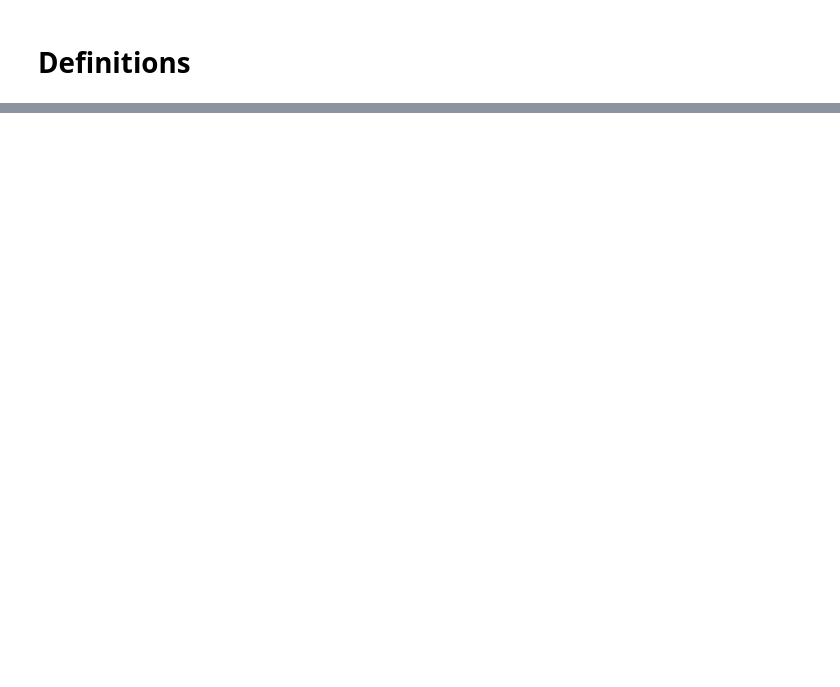
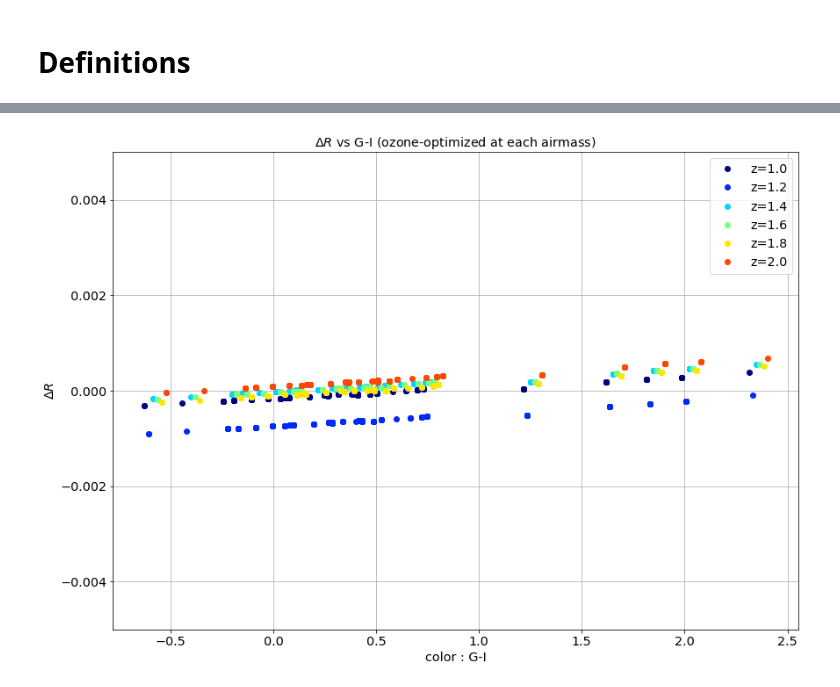
Before and after one commit to LSSTDESC/ModtranLibRadTranComp, a Jupyter notebook: PlotDeltaMagvsGmI.ipynb, the cells around one changed output, grey strips where cells are left out. Cells and saved outputs as stored; diff of their text form; code cells hidden in the pictures; blank space fills up the shorter version.

```diff
--- a/PlotDeltaMagvsGmI.ipynb
+++ b/PlotDeltaMagvsGmI.ipynb
@@ -142,0 +133,19 @@ plt.savefig(figfilename)
+# %%
+for idx in np.arange(NBFILES):
+    colorVal = scalarMap.to_rgba(idx)
+    thelabel="z={:2.1f}".format(all_am[idx])
+    data=np.loadtxt(os.path.join(path,sel_files[idx]))
+    color=data[:,0]
+    mag=data[:,1]
+    err=data[:,2]
+    plt.plot(color,mag,'o',color=colorVal,label=thelabel)
+    #plt.errorbar(color,mag, yerr=err, fmt='o',color=colorVal,ecolor='grey', label=thelabel)
+plt.grid(True)
+plt.title(title)
+plt.xlabel(xlabel)
+plt.ylabel(ylabel)
+plt.legend(loc='best')
+plt.ylim(YMIN,YMAX)
+plt.savefig(figfilename)
+# %% [output]
+[figure, added]
```
Also changed, not shown: parts of 7 cells of this notebook, 2 other files.
